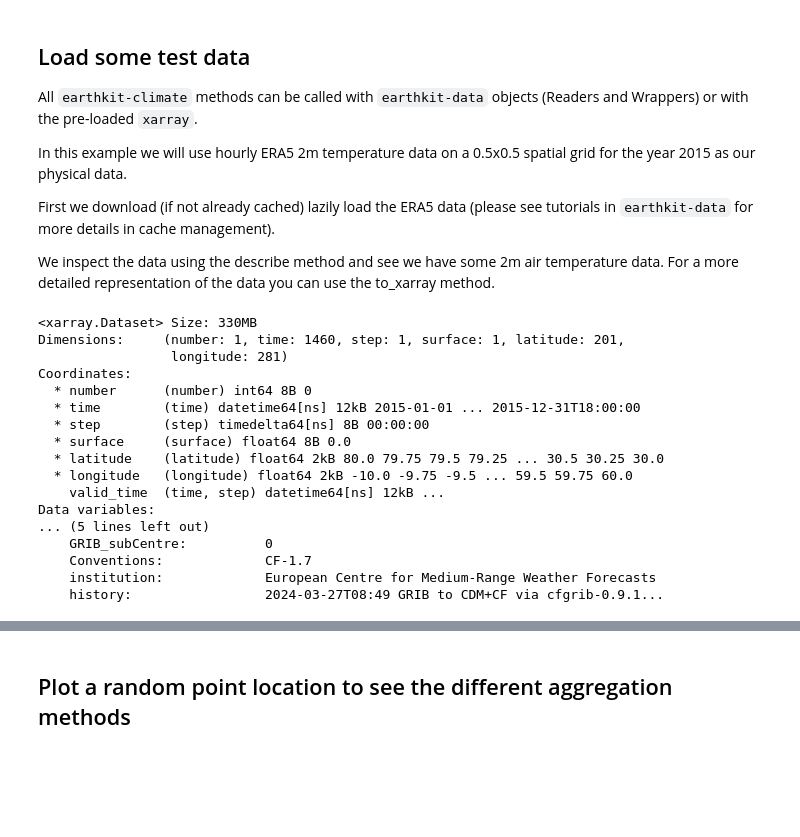
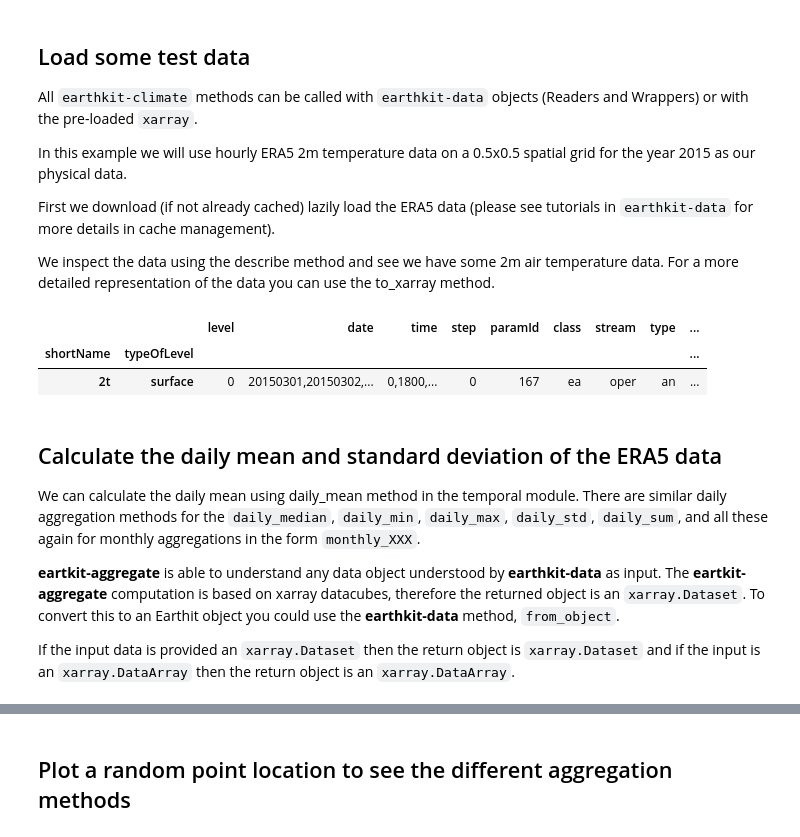
Before and after one commit to ecmwf/earthkit-transforms, a Jupyter notebook: docs/notebooks/temporal/02-era5-daily-statistics.ipynb, the cells around one changed output, grey strips where cells are left out. Drawn from its saved outputs; the diff is of its cells as text; code cells hidden in the pictures; blank space fills up the shorter version.

```diff
--- a/docs/notebooks/temporal/02-era5-daily-statistics.ipynb
+++ b/docs/notebooks/temporal/02-era5-daily-statistics.ipynb
@@ -26,24 +26,18 @@ We inspect the data using the describe method and see we have some 2m air temper
 # %%
 # Get some demonstration ERA5 data, this could be any url or path to an ERA5 grib or netCDF file.
 remote_era5_file = earthkit_remote_test_data_file("test-data", "era5_temperature_europe_2015.grib")
 era5_data = ek_data.from_source("url", remote_era5_file)
-era5_xr = era5_data.to_xarray()
-era5_xr
+# era5_data.to_xarray()
+era5_data.describe()
 # %% [output]
-<xarray.Dataset> Size: 330MB
-Dimensions:     (number: 1, time: 1460, step: 1, surface: 1, latitude: 201,
-                 longitude: 281)
-Coordinates:
-  * number      (number) int64 8B 0
-  * time        (time) datetime64[ns] 12kB 2015-01-01 ... 2015-12-31T18:00:00
-  * step        (step) timedelta64[ns] 8B 00:00:00
-  * surface     (surface) float64 8B 0.0
-  * latitude    (latitude) float64 2kB 80.0 79.75 79.5 79.25 ... 30.5 30.25 30.0
-  * longitude   (longitude) float64 2kB -10.0 -9.75 -9.5 ... 59.5 59.75 60.0
-    valid_time  (time, step) datetime64[ns] 12kB ...
-Data variables:
-... (5 lines left out)
-    GRIB_subCentre:          0
-    Conventions:             CF-1.7
-    institution:             European Centre for Medium-Range Weather Forecasts
-    history:                 2024-03-27T08:49 GRIB to CDM+CF via cfgrib-0.9.1...
+|  |  | level | date | time | step | paramId | class | stream | type | ... |
+| shortName | typeOfLevel |  |  |  |  |  |  |  |  | ... |
+| 2t | surface | 0 | 20150301,20150302,... | 0,1800,... | 0 | 167 | ea | oper | an | ... |
+# %% [markdown]
+## Calculate the daily mean and standard deviation of the ERA5 data
+
+We can calculate the daily mean using daily_mean method in the temporal module. There are similar daily aggregation methods for the `daily_median`, `daily_min`, `daily_max`, `daily_std`, `daily_sum`, and all these again for monthly aggregations in the form `monthly_XXX`.
+
+**eartkit-aggregate** is able to understand any data object understood by **earthkit-data** as input. The **eartkit-aggregate** computation is based on xarray datacubes, therefore the returned object is an `xarray.Dataset`. To convert this to an Earthit object you could use the **earthkit-data** method, `from_object`.
+
+If the input data is provided an `xarray.Dataset` then the return object is `xarray.Dataset` and if the input is an `xarray.DataArray` then the return object is an `xarray.DataArray`.
```
Also changed, not shown: parts of 11 cells of this notebook, 4 other files.
